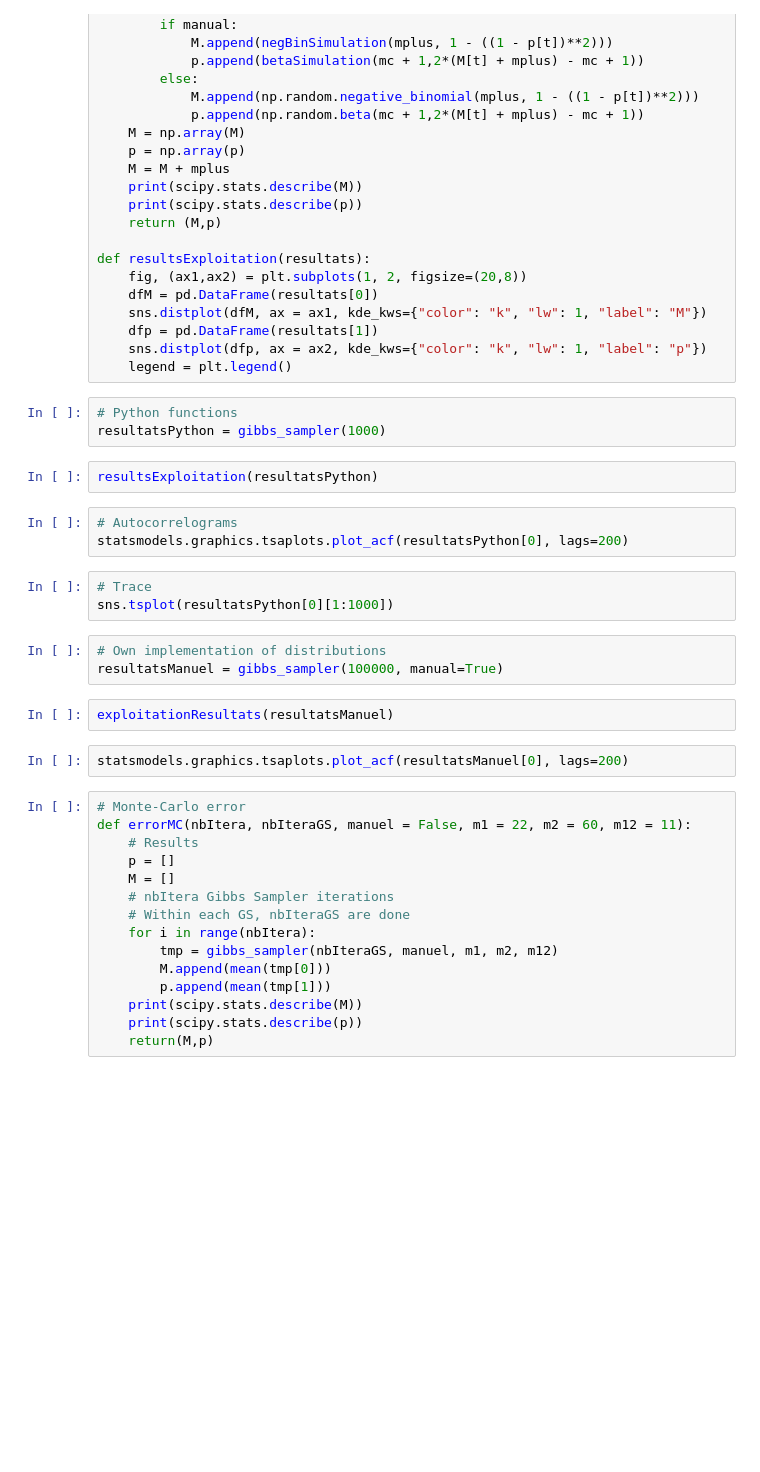
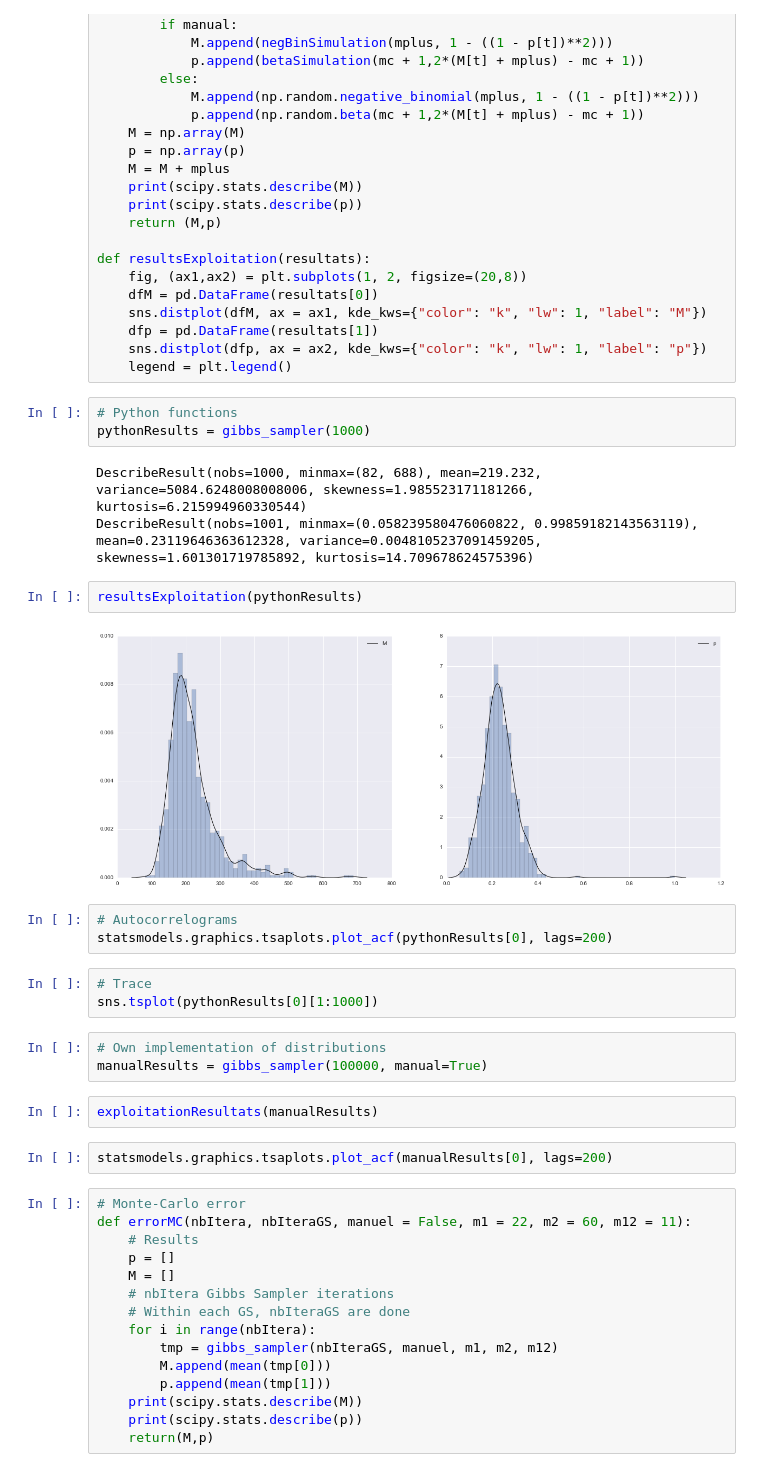
Before and after one commit to antisrdy/captureRecapture, a Jupyter notebook: script.ipynb, the cells around one changed output. Saved outputs shown, nothing was run; the diff lists cells and outputs as text; blank space fills up the shorter version.

```diff
--- a/script.ipynb
+++ b/script.ipynb
@@ -132,22 +141,27 @@ def resultsExploitation(resultats):
     legend = plt.legend()
 # %%
 # Python functions
-resultatsPython = gibbs_sampler(1000)
+pythonResults = gibbs_sampler(1000)
+# %% [output]
+DescribeResult(nobs=1000, minmax=(82, 688), mean=219.232, variance=5084.6248008008006, skewness=1.985523171181266, kurtosis=6.215994960330544)
+DescribeResult(nobs=1001, minmax=(0.058239580476060822, 0.99859182143563119), mean=0.23119646363612328, variance=0.0048105237091459205, skewness=1.601301719785892, kurtosis=14.709678624575396)
 # %%
-resultsExploitation(resultatsPython)
+resultsExploitation(pythonResults)
+# %% [output]
+[figure, added]
 # %%
 # Autocorrelograms
-statsmodels.graphics.tsaplots.plot_acf(resultatsPython[0], lags=200)
+statsmodels.graphics.tsaplots.plot_acf(pythonResults[0], lags=200)
 # %%
 # Trace
-sns.tsplot(resultatsPython[0][1:1000])
+sns.tsplot(pythonResults[0][1:1000])
 # %%
 # Own implementation of distributions
-resultatsManuel = gibbs_sampler(100000, manual=True)
+manualResults = gibbs_sampler(100000, manual=True)
 # %%
-exploitationResultats(resultatsManuel)
+exploitationResultats(manualResults)
 # %%
-statsmodels.graphics.tsaplots.plot_acf(resultatsManuel[0], lags=200)
+statsmodels.graphics.tsaplots.plot_acf(manualResults[0], lags=200)
 # %%
 # Monte-Carlo error
 def errorMC(nbItera, nbIteraGS, manuel = False, m1 = 22, m2 = 60, m12 = 11):
```
Also changed, not shown: parts of 5 cells of this notebook.
